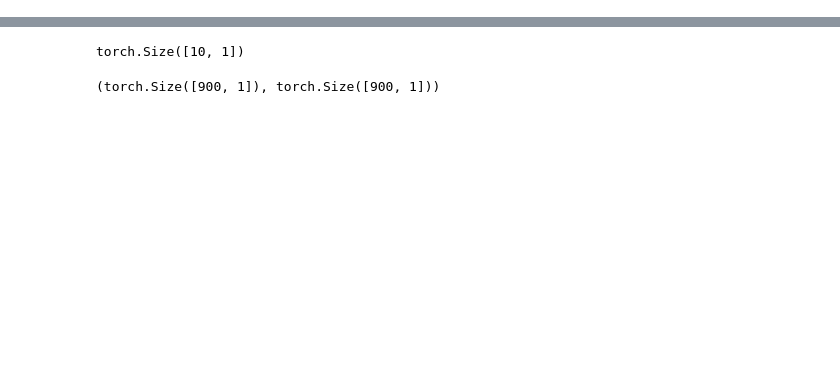
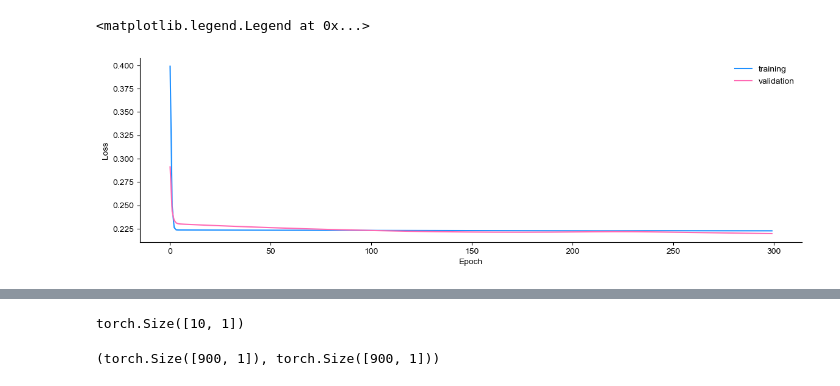
Before and after one commit to tmwatchanan/neural-networks, a Jupyter notebook: Recurrent Neural Networks/RNN_torch.ipynb, the cells around one changed output, grey strips where cells are left out. Saved outputs shown, nothing was run; the diff lists cells and outputs as text; code cells hidden in the pictures; blank space fills up the shorter version.

```diff
--- a/Recurrent Neural Networks/RNN_torch.ipynb
+++ b/Recurrent Neural Networks/RNN_torch.ipynb
@@ -130,5 +231,19 @@ for epoch in range(30):
 print(list(rnn.parameters()))
 print("-" * 30)
+# %%
+fig, ax = plt.subplots(figsize=(14, 4))
+ax.plot(losses, '-', markersize=3, label='training', color='dodgerblue')
+ax.plot(val_losses, '-', markersize=3, label='validation', color='hotpink')
+
+ax.set_xlabel('Epoch')
+ax.set_ylabel('Loss')
+
+for direction in ('top', 'right'):
+    ax.spines[direction].set_visible(False)
+ax.legend(frameon=False)
+# %% [output]
+<matplotlib.legend.Legend at 0x...>
+[figure, added]
 # %%
 print(list(rnn.parameters()))
 # %% [output]
```
Also changed, not shown: parts of 20 cells of this notebook.
